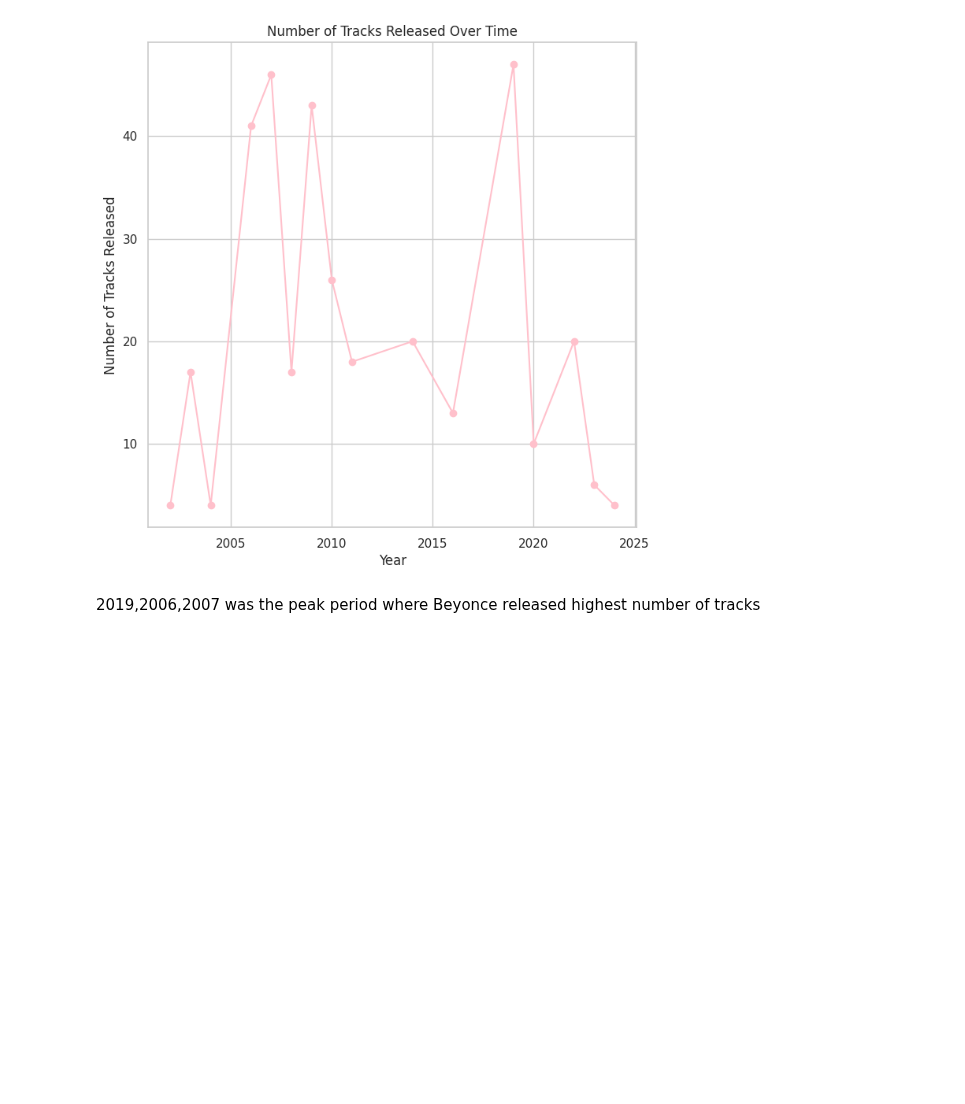
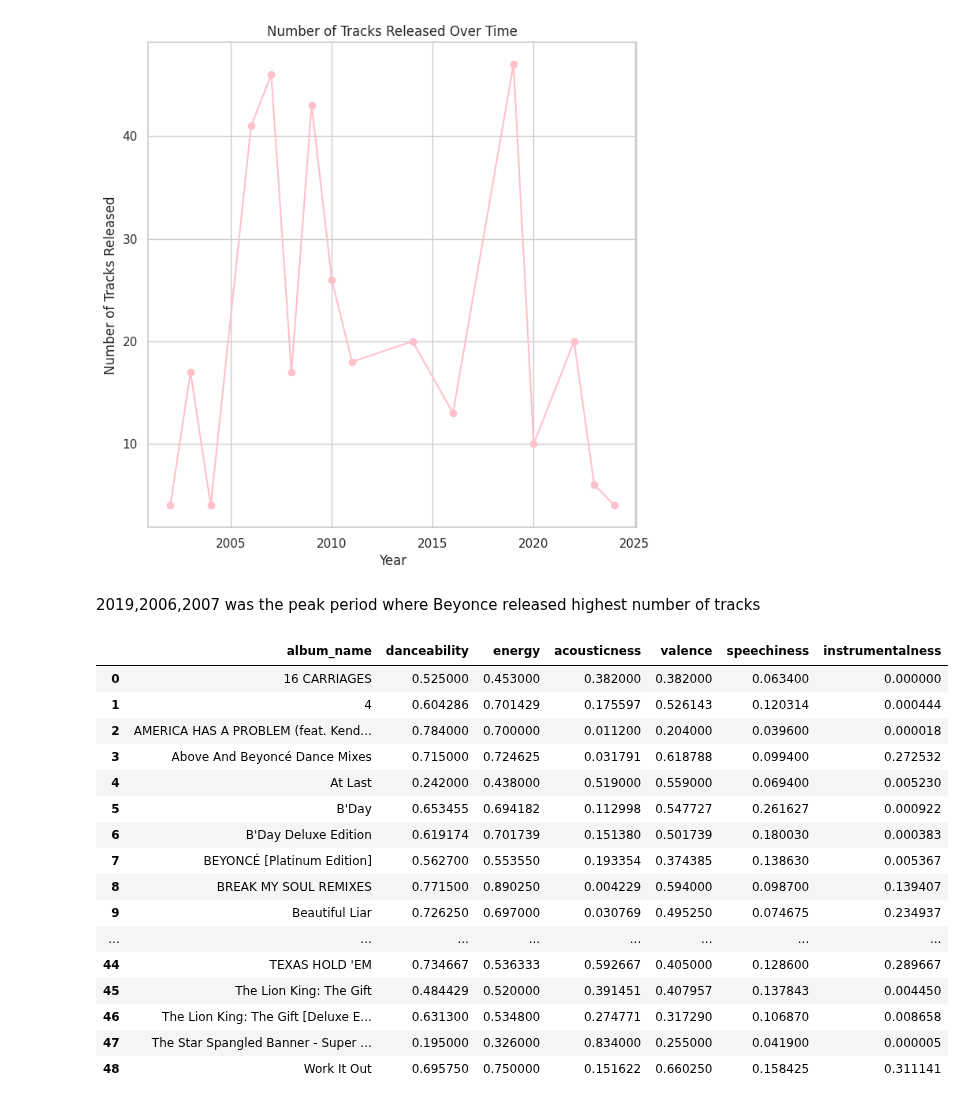
Before and after one commit to SanjilaGangaju/ExploratoryDataAnalysis_usingPython, a Jupyter notebook: beyoncetrack.ipynb, the cells around one changed output. Saved outputs shown, nothing was run; the diff lists cells and outputs as text; code cells hidden in the pictures; blank space fills up the shorter version.

```diff
--- a/beyoncetrack.ipynb
+++ b/beyoncetrack.ipynb
@@ -313,3 +313,27 @@ plt.show()
 [figure]
 # %% [markdown]
 2019,2006,2007 was the peak period where Beyonce released highest number of tracks
+# %%
+
+
+album_means=data.groupby('album_name')[num_cols].mean().reset_index()
+# Display the DataFrame
+album_means[['album_name', 'danceability', 'energy', 'acousticness', 'valence', 'speechiness', 'instrumentalness']]
+# %% [output]
+|  | album_name | danceability | energy | acousticness | valence | speechiness | instrumentalness |
+| 0 | 16 CARRIAGES | 0.525000 | 0.453000 | 0.382000 | 0.382000 | 0.063400 | 0.000000 |
+| 1 | 4 | 0.604286 | 0.701429 | 0.175597 | 0.526143 | 0.120314 | 0.000444 |
+| 2 | AMERICA HAS A PROBLEM (feat. Kend... | 0.784000 | 0.700000 | 0.011200 | 0.204000 | 0.039600 | 0.000018 |
+| 3 | Above And Beyoncé Dance Mixes | 0.715000 | 0.724625 | 0.031791 | 0.618788 | 0.099400 | 0.272532 |
+| 4 | At Last | 0.242000 | 0.438000 | 0.519000 | 0.559000 | 0.069400 | 0.005230 |
+| 5 | B'Day | 0.653455 | 0.694182 | 0.112998 | 0.547727 | 0.261627 | 0.000922 |
+| 6 | B'Day Deluxe Edition | 0.619174 | 0.701739 | 0.151380 | 0.501739 | 0.180030 | 0.000383 |
+| 7 | BEYONCÉ [Platinum Edition] | 0.562700 | 0.553550 | 0.193354 | 0.374385 | 0.138630 | 0.005367 |
+| 8 | BREAK MY SOUL REMIXES | 0.771500 | 0.890250 | 0.004229 | 0.594000 | 0.098700 | 0.139407 |
+| 9 | Beautiful Liar | 0.726250 | 0.697000 | 0.030769 | 0.495250 | 0.074675 | 0.234937 |
+| ... | ... | ... | ... | ... | ... | ... | ... |
+| 44 | TEXAS HOLD 'EM | 0.734667 | 0.536333 | 0.592667 | 0.405000 | 0.128600 | 0.289667 |
+| 45 | The Lion King: The Gift | 0.484429 | 0.520000 | 0.391451 | 0.407957 | 0.137843 | 0.004450 |
+| 46 | The Lion King: The Gift [Deluxe E... | 0.631300 | 0.534800 | 0.274771 | 0.317290 | 0.106870 | 0.008658 |
+| 47 | The Star Spangled Banner - Super ... | 0.195000 | 0.326000 | 0.834000 | 0.255000 | 0.041900 | 0.000005 |
+| 48 | Work It Out | 0.695750 | 0.750000 | 0.151622 | 0.660250 | 0.158425 | 0.311141 |
```
